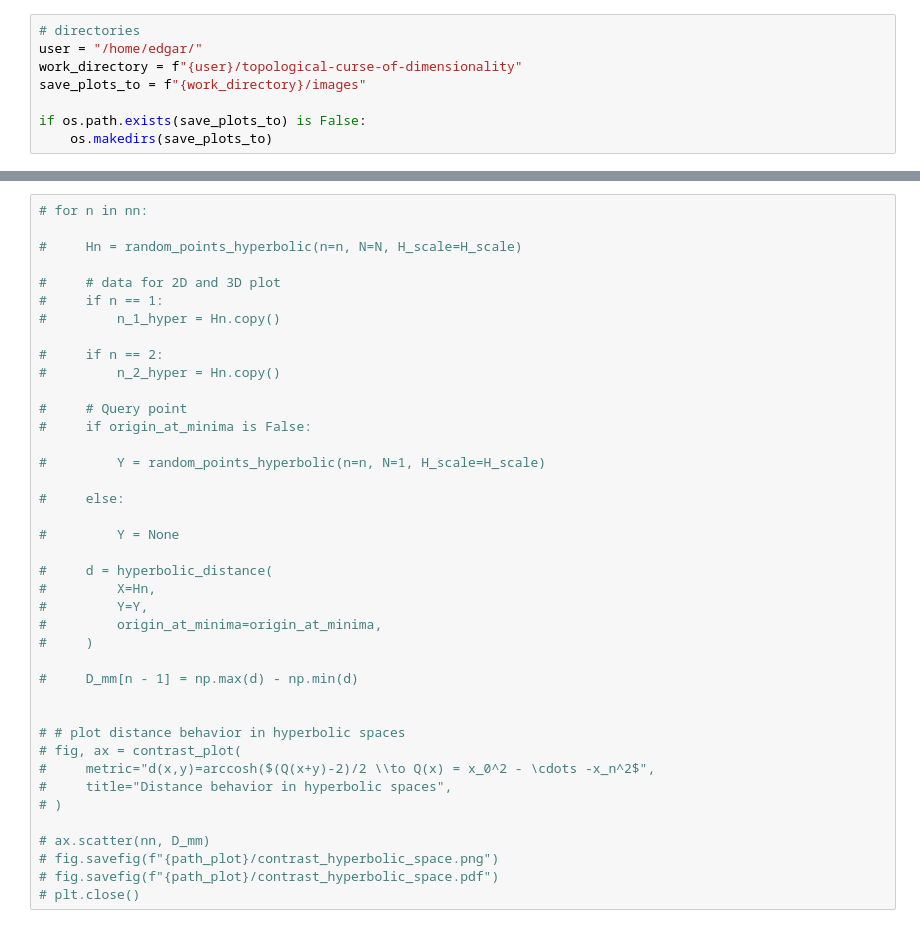
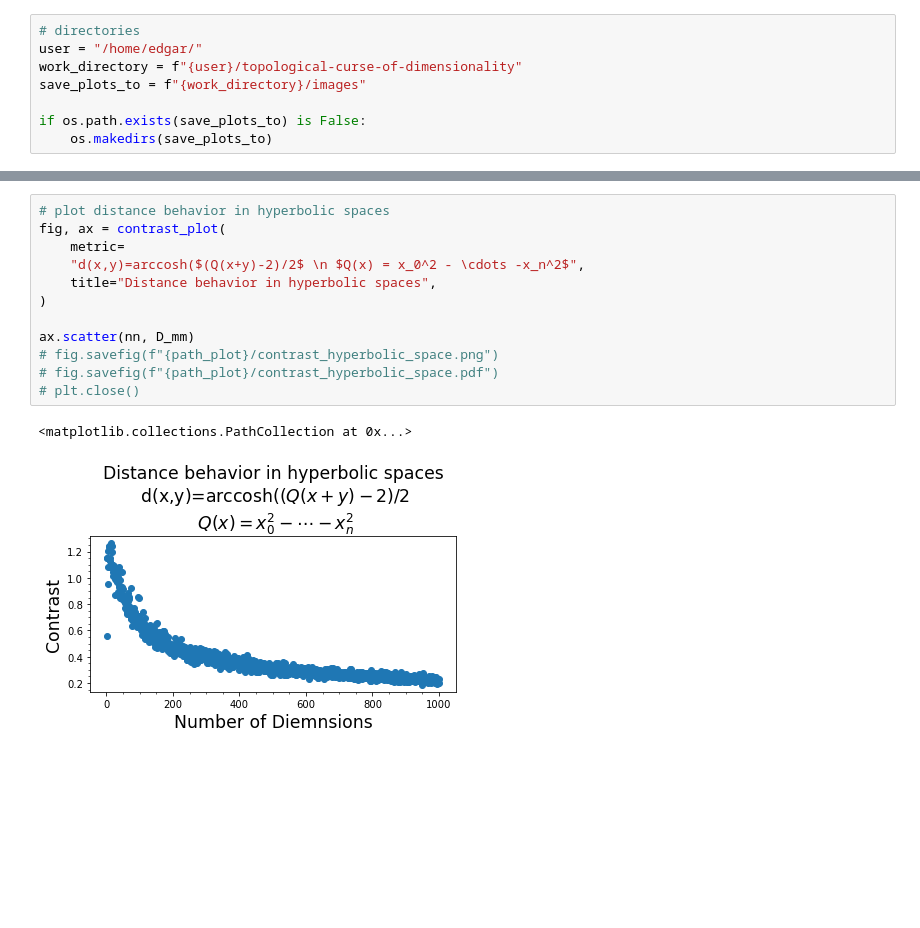
Before and after one commit to ed-ortizm/topological-curse-of-dimensionality, a Jupyter notebook: hyperbolic.ipynb, the cells around one changed output, grey strips where cells are left out. Cells and saved outputs as stored; diff of their text form; blank space fills up the shorter version.

```diff
--- a/hyperbolic.ipynb
+++ b/hyperbolic.ipynb
@@ -123,40 +117,15 @@ ax.scatter(
 # %%
-# for n in nn:
+# plot distance behavior in hyperbolic spaces
+fig, ax = contrast_plot(
+    metric=
+    "d(x,y)=arccosh($(Q(x+y)-2)/2$ \n $Q(x) = x_0^2 - \cdots -x_n^2$",
+    title="Distance behavior in hyperbolic spaces",
+)
 
-#     Hn = random_points_hyperbolic(n=n, N=N, H_scale=H_scale)
-
-#     # data for 2D and 3D plot
-#     if n == 1:
-#         n_1_hyper = Hn.copy()
-
-#     if n == 2:
-#         n_2_hyper = Hn.copy()
-
-#     # Query point
-#     if origin_at_minima is False:
-
-#         Y = random_points_hyperbolic(n=n, N=1, H_scale=H_scale)
-
-#     else:
-
-#         Y = None
-
-#     d = hyperbolic_distance(
-#         X=Hn,
-#         Y=Y,
-#         origin_at_minima=origin_at_minima,
-#     )
-
-#     D_mm[n - 1] = np.max(d) - np.min(d)
-
-
-# # plot distance behavior in hyperbolic spaces
-# fig, ax = contrast_plot(
-#     metric="d(x,y)=arccosh($(Q(x+y)-2)/2 \\to Q(x) = x_0^2 - \cdots -x_n^2$",
-#     title="Distance behavior in hyperbolic spaces",
-# )
-
-# ax.scatter(nn, D_mm)
+ax.scatter(nn, D_mm)
 # fig.savefig(f"{path_plot}/contrast_hyperbolic_space.png")
 # fig.savefig(f"{path_plot}/contrast_hyperbolic_space.pdf")
 # plt.close()
+# %% [output]
+<matplotlib.collections.PathCollection at 0x...>
+[figure, added]
```
Also changed, not shown: parts of 14 cells of this notebook.
